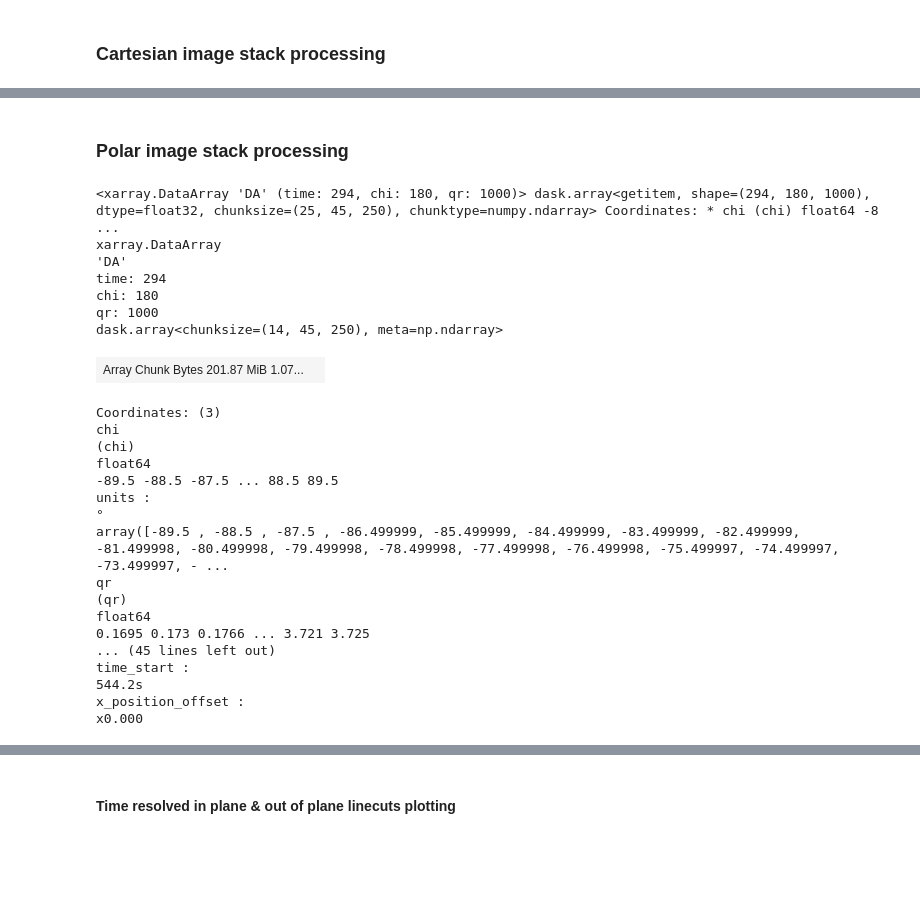
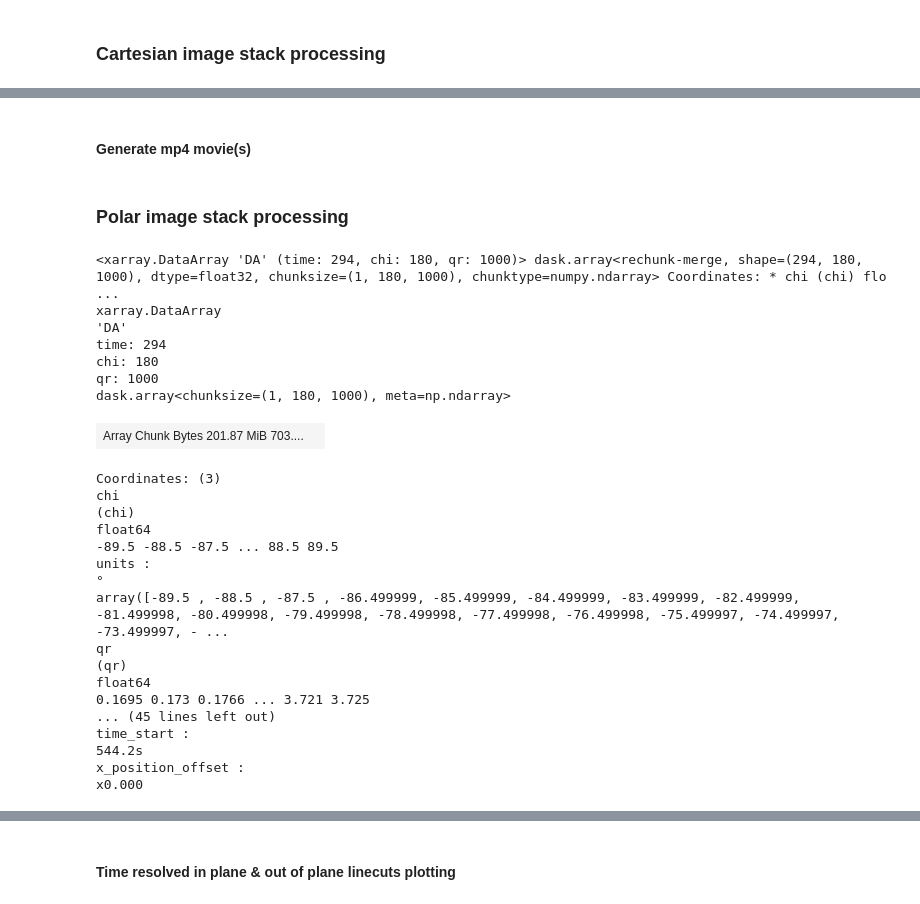
Before and after one commit to usnistgov/PyHyperScattering, a Jupyter notebook: tutorial/instrument-specific/CMS/cms-giwaxs_time_series_plotting_example.ipynb, the cells around one changed output, grey strips where cells are left out. Cells and saved outputs as stored; diff of their text form; code cells hidden in the pictures; blank space fills up the shorter version.

```diff
--- a/tutorial/instrument-specific/CMS/cms-giwaxs_time_series_plotting_example.ipynb
+++ b/tutorial/instrument-specific/CMS/cms-giwaxs_time_series_plotting_example.ipynb
@@ -131,0 +111,2 @@ plt.show()
+# %% [markdown]
+#### Generate mp4 movie(s)
@@ -137,36 +193,37 @@ filenames = sorted([f.name for f in seriesPath.glob('caked*pybtz*014*')])
 DA_0to10 = xr.open_zarr(outPath.joinpath('series_zarrs', filenames[0])).DA
 DA_10to90 = xr.open_zarr(outPath.joinpath('series_zarrs', filenames[1])).DA
 DA_90to180 = xr.open_zarr(outPath.joinpath('series_zarrs', filenames[2])).DA
 
 DA_0to10 = DA_0to10.where(DA_0to10>1e-8)
 DA_10to90 = DA_10to90.where(DA_10to90>1e-8)
 DA_90to180 = DA_90to180.where(DA_90to180>1e-8)
 
 # Concatenate into one dataarray along time dimension
 exposure_times = (0.095, 0.495, 1.995)
 DA = xr.concat([(DA_0to10/exposure_times[0]), (DA_10to90/exposure_times[1]), (DA_90to180/exposure_times[2])], dim='time')
 DA.attrs = DA_0to10.attrs
 DA.attrs['exposure_time'] = exposure_times
 
 # Add a dictionary so I stop forgetting to change plot titles for CN percent:
 percent_dict = {'CB':0, 'CBCNp1':1, 'CBCNp5':4}
 
 # Optionally remove first few time slices:
 # for my PY-BTz samples:
 tzero_dict = {'CB':0, 'CBCNp1':0.7, 'CBCNp5':1.2}
 tzero = tzero_dict[DA.solvent]
 DA = DA.sel(time=slice(tzero, 400))
 DA['time'] = np.round(DA['time'] - (tzero-0.1), 1)
+DA = DA.chunk({'time':1, 'chi':180, 'qr':1000})
 DA
 # %% [output]
-<xarray.DataArray 'DA' (time: 294, chi: 180, qr: 1000)> dask.array<getitem, shape=(294, 180, 1000), dtype=float32, chunksize=(25, 45, 250), chunktype=numpy.ndarray> Coordinates: * chi (chi) float64 -8 ...
+<xarray.DataArray 'DA' (time: 294, chi: 180, qr: 1000)> dask.array<rechunk-merge, shape=(294, 180, 1000), dtype=float32, chunksize=(1, 180, 1000), chunktype=numpy.ndarray> Coordinates: * chi (chi) flo ...
 xarray.DataArray
 'DA'
 time: 294
 chi: 180
 qr: 1000
-dask.array<chunksize=(14, 45, 250), meta=np.ndarray>
+dask.array<chunksize=(1, 180, 1000), meta=np.ndarray>
-| Array Chunk Bytes 201.87 MiB 1.07... |  |
+| Array Chunk Bytes 201.87 MiB 703.... |  |
 Coordinates: (3)
 chi
 (chi)
```
Also changed, not shown: parts of 13 cells of this notebook, 1 other file.
